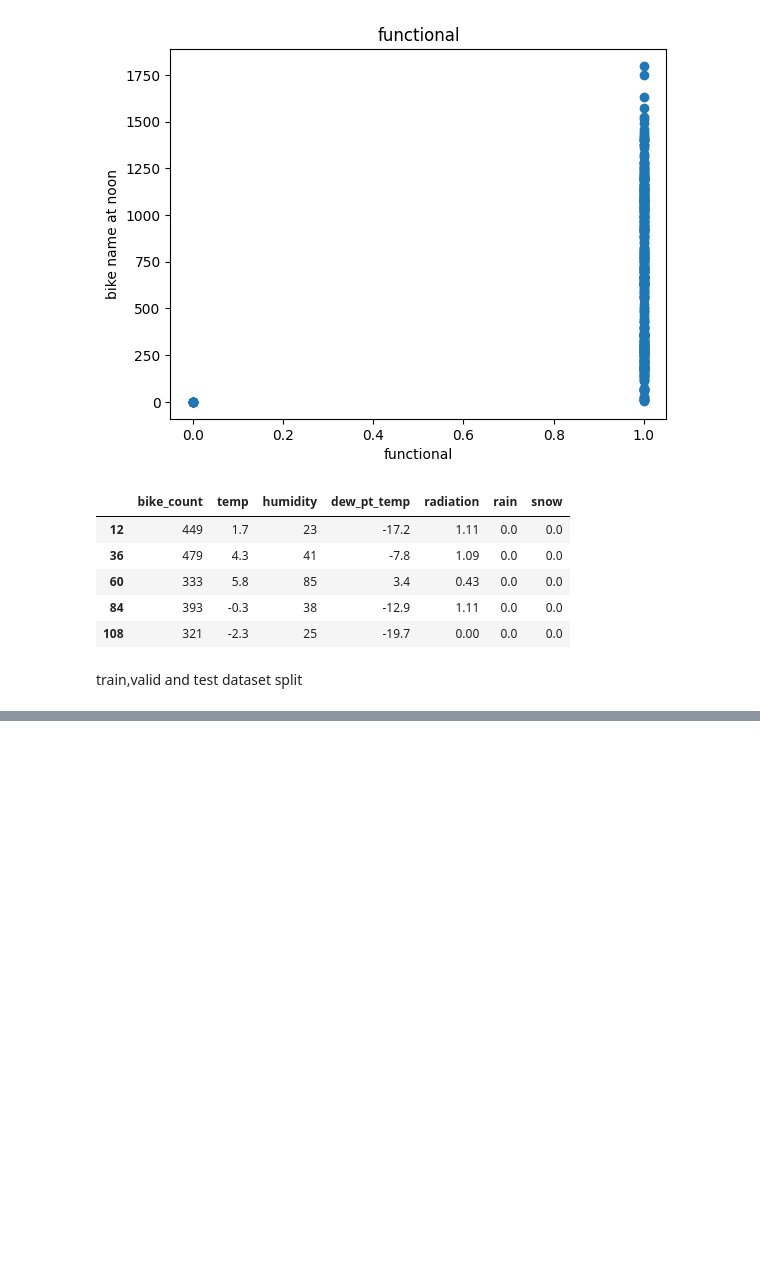
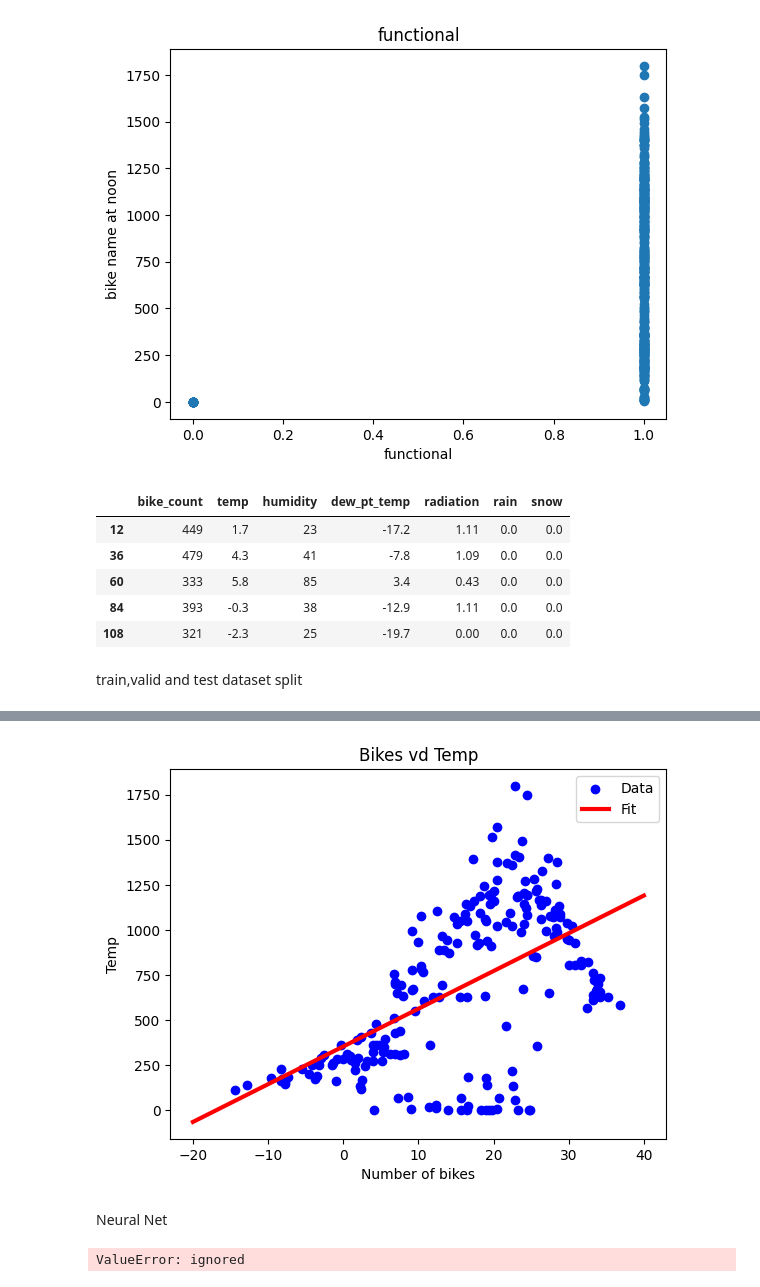
Before and after one commit to Srujan-rai/ML_TECHNIQUES, a Jupyter notebook: ML_regression.ipynb, the cells around one changed output, grey strips where cells are left out. Drawn from its saved outputs; the diff is of its cells as text; code cells hidden in the pictures; blank space fills up the shorter version.

```diff
--- a/ML_regression.ipynb
+++ b/ML_regression.ipynb
@@ -81,0 +171,10 @@ _, X_valid_temp, y_valid_temp = get_xy(valid, "bike_count", x_labels=["temp"])
+# %%
+plt.scatter(X_train_temp,y_train_temp,label="Data",color="blue")
+x=tf.linspace(-20,40,100)
+plt.plot(x,temp_nn_model.predict(np.array(x).reshape(-1,1)),label="Fit",color="red",linewidth=3)
+plt.legend()
+plt.title("Bikes vd Temp")
+plt.xlabel("Number of bikes")
+plt.ylabel("Temp")
+plt.show()
+# %% [output]
@@ -81,0 +182,3 @@ _, X_valid_temp, y_valid_temp = get_xy(valid, "bike_count", x_labels=["temp"])
+[figure, added]
+# %% [markdown]
+Neural Net
@@ -81,0 +196,8 @@ _, X_valid_temp, y_valid_temp = get_xy(valid, "bike_count", x_labels=["temp"])
+# %%
+history = nn_model.fit(
+    X_train_all, y_train_all,
+    validation_data=(X_val_all, y_val_all),
+    verbose=0, epochs=100
+)
+# %% [output]
+ValueError: ignored
```
Also changed, not shown: parts of 25 cells of this notebook.
